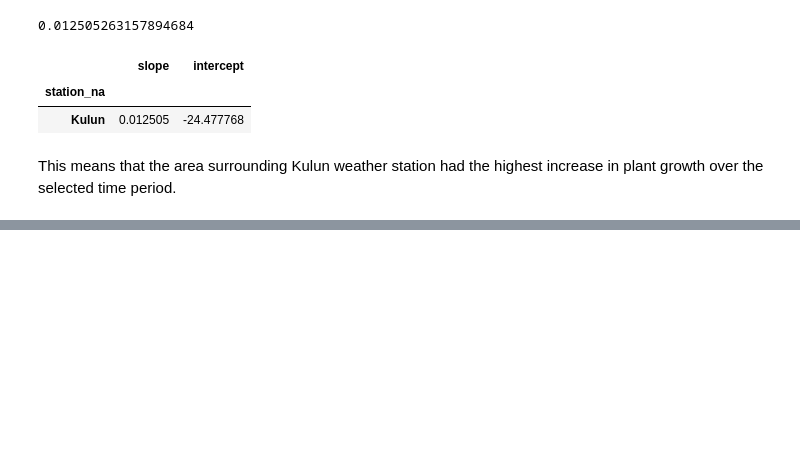
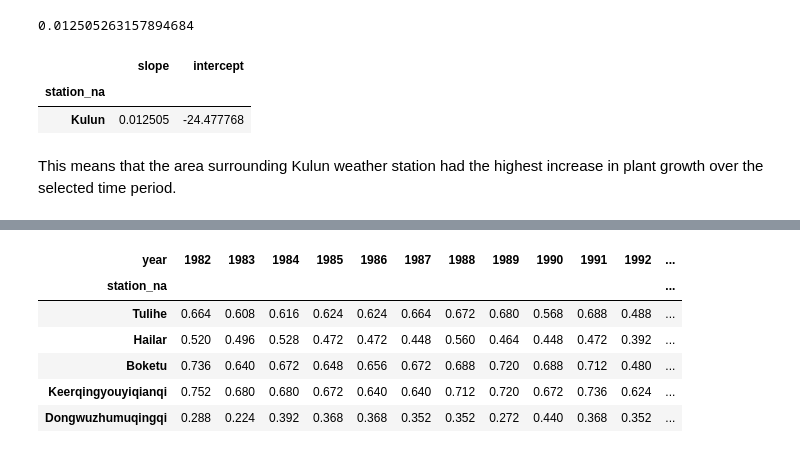
Before and after one commit to martin-martin/NDVI-trends-china, a Jupyter notebook: time_series_stats.ipynb, the cells around one changed output, grey strips where cells are left out. Cells and saved outputs as stored; diff of their text form; code cells hidden in the pictures; blank space fills up the shorter version.

```diff
--- a/time_series_stats.ipynb
+++ b/time_series_stats.ipynb
@@ -424,0 +483,10 @@ This means that the area surrounding Kulun weather station had the highest incre
+# %%
+station_df.T.head()
+# %% [output]
+| year | 1982 | 1983 | 1984 | 1985 | 1986 | 1987 | 1988 | 1989 | 1990 | 1991 | 1992 | ... |
+| station_na |  |  |  |  |  |  |  |  |  |  |  | ... |
+| Tulihe | 0.664 | 0.608 | 0.616 | 0.624 | 0.624 | 0.664 | 0.672 | 0.680 | 0.568 | 0.688 | 0.488 | ... |
+| Hailar | 0.520 | 0.496 | 0.528 | 0.472 | 0.472 | 0.448 | 0.560 | 0.464 | 0.448 | 0.472 | 0.392 | ... |
+| Boketu | 0.736 | 0.640 | 0.672 | 0.648 | 0.656 | 0.672 | 0.688 | 0.720 | 0.688 | 0.712 | 0.480 | ... |
+| Keerqingyouyiqianqi | 0.752 | 0.680 | 0.680 | 0.672 | 0.640 | 0.640 | 0.712 | 0.720 | 0.672 | 0.736 | 0.624 | ... |
+| Dongwuzhumuqingqi | 0.288 | 0.224 | 0.392 | 0.368 | 0.368 | 0.352 | 0.352 | 0.272 | 0.440 | 0.368 | 0.352 | ... |
```
Also changed, not shown: parts of 14 cells of this notebook, 29 other files.
